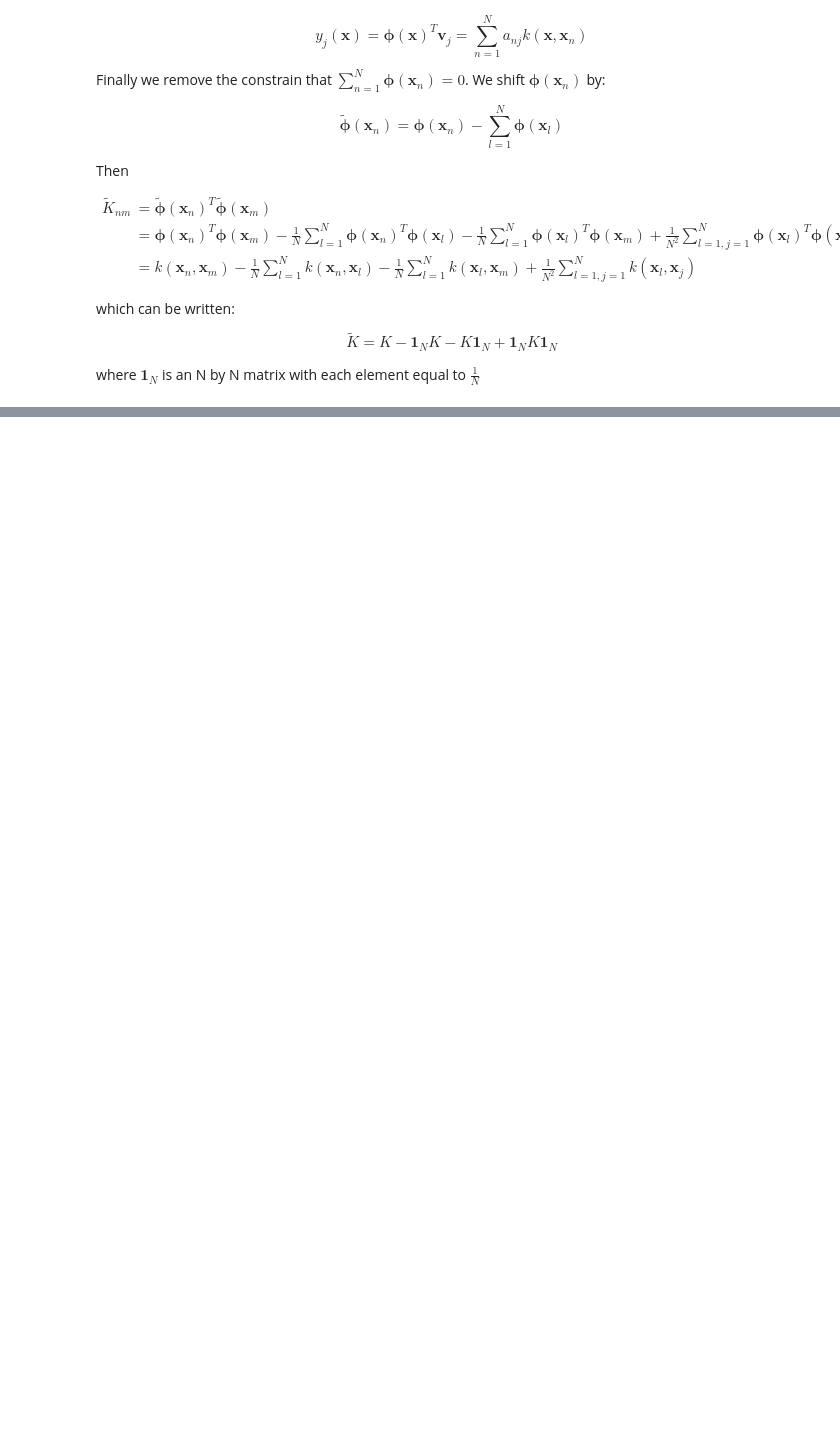
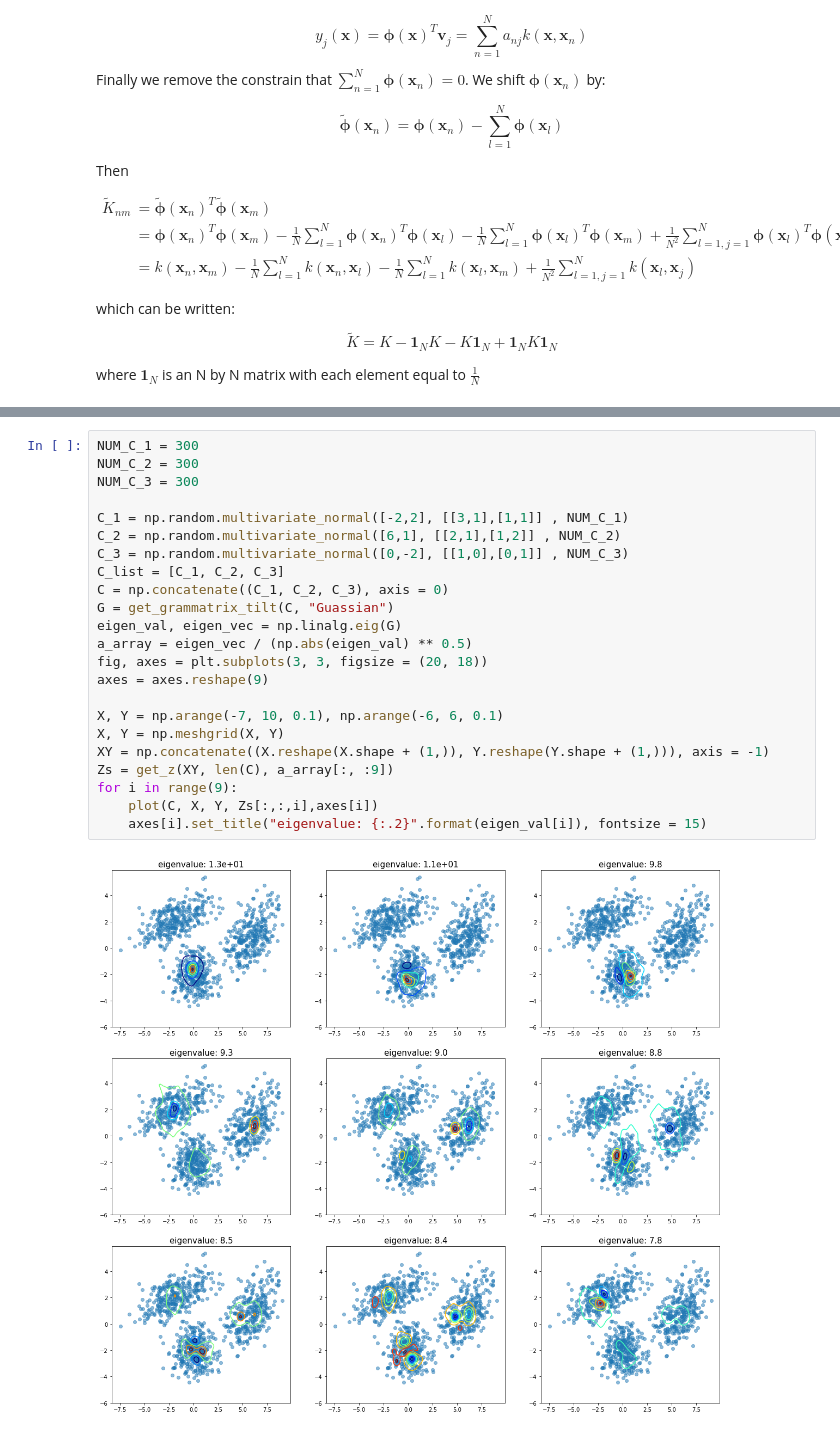
Before and after one commit to phlhx/PRML, a Jupyter notebook: Principle_component_analysis/Kernel_PCA.ipynb, the cells around one changed output, grey strips where cells are left out. Saved outputs shown, nothing was run; the diff lists cells and outputs as text; blank space fills up the shorter version.

```diff
--- a/Principle_component_analysis/Kernel_PCA.ipynb
+++ b/Principle_component_analysis/Kernel_PCA.ipynb
@@ -105,0 +151,25 @@ where $\boldsymbol{1}_N$ is an N by N matrix with each element equal to $\frac{1
+# %%
+NUM_C_1 = 300
+NUM_C_2 = 300
+NUM_C_3 = 300
+
+C_1 = np.random.multivariate_normal([-2,2], [[3,1],[1,1]] , NUM_C_1)
+C_2 = np.random.multivariate_normal([6,1], [[2,1],[1,2]] , NUM_C_2)
+C_3 = np.random.multivariate_normal([0,-2], [[1,0],[0,1]] , NUM_C_3)
+C_list = [C_1, C_2, C_3]
+C = np.concatenate((C_1, C_2, C_3), axis = 0)
+G = get_grammatrix_tilt(C, "Guassian")
+eigen_val, eigen_vec = np.linalg.eig(G)
+a_array = eigen_vec / (np.abs(eigen_val) ** 0.5)
+fig, axes = plt.subplots(3, 3, figsize = (20, 18))
+axes = axes.reshape(9)
+
+X, Y = np.arange(-7, 10, 0.1), np.arange(-6, 6, 0.1)
+X, Y = np.meshgrid(X, Y)
+XY = np.concatenate((X.reshape(X.shape + (1,)), Y.reshape(Y.shape + (1,))), axis = -1)
+Zs = get_z(XY, len(C), a_array[:, :9])
+for i in range(9):
+    plot(C, X, Y, Zs[:,:,i],axes[i])
+    axes[i].set_title("eigenvalue: {:.2}".format(eigen_val[i]), fontsize = 15)
+# %% [output]
+[figure, added]
```
Also changed, not shown: parts of 3 cells of this notebook, 2 other files.
